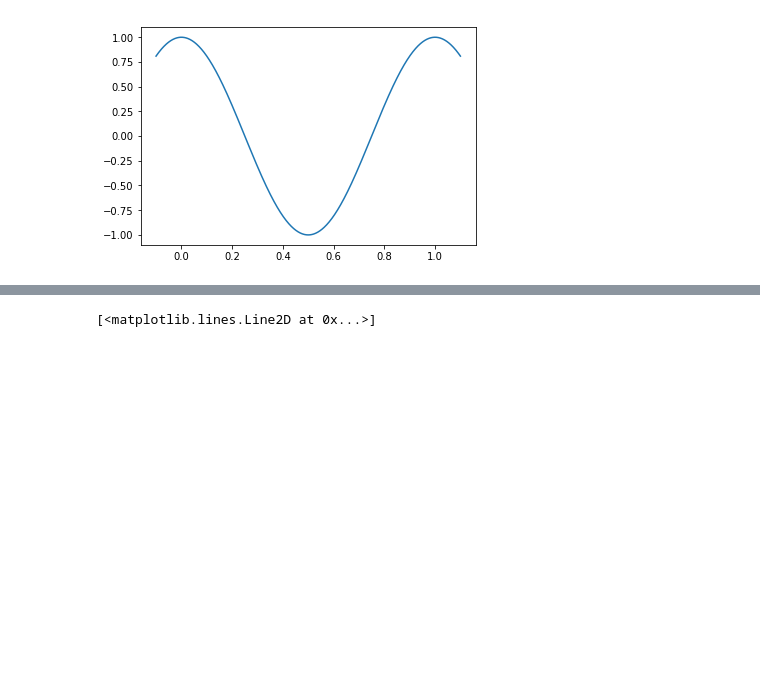
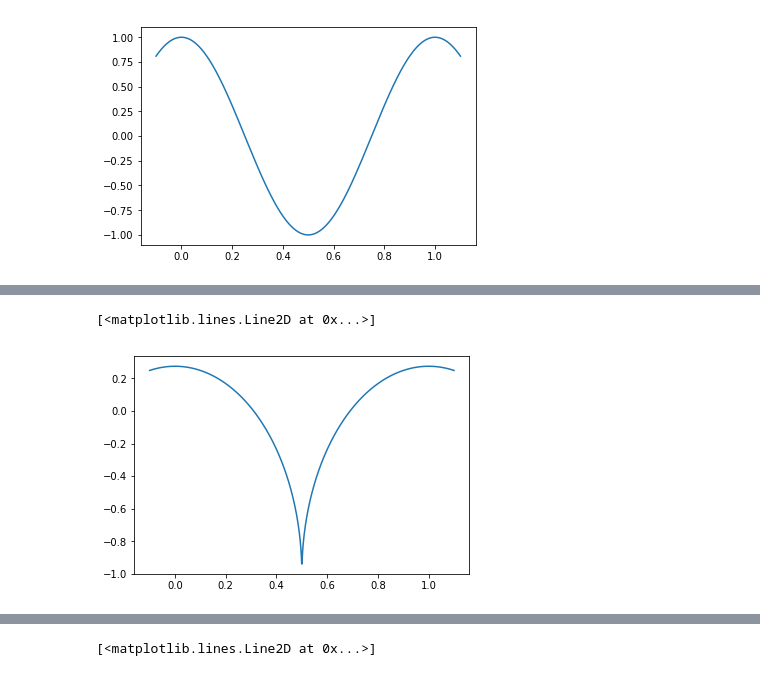
Before and after one commit to frostburn/frostsynth2, a Jupyter notebook: Waveform.ipynb, the cells around one changed output, grey strips where cells are left out. Cells and saved outputs as stored; diff of their text form; code cells hidden in the pictures; blank space fills up the shorter version.

```diff
--- a/Waveform.ipynb
+++ b/Waveform.ipynb
@@ -22,0 +28,5 @@ plot(t, cosine(t))
+# %%
+plot(t, halfcircle(t))
+# %% [output]
+[<matplotlib.lines.Line2D at 0x...>]
+[figure, added]
```
Also changed, not shown: parts of 7 cells of this notebook, 3 other files.
